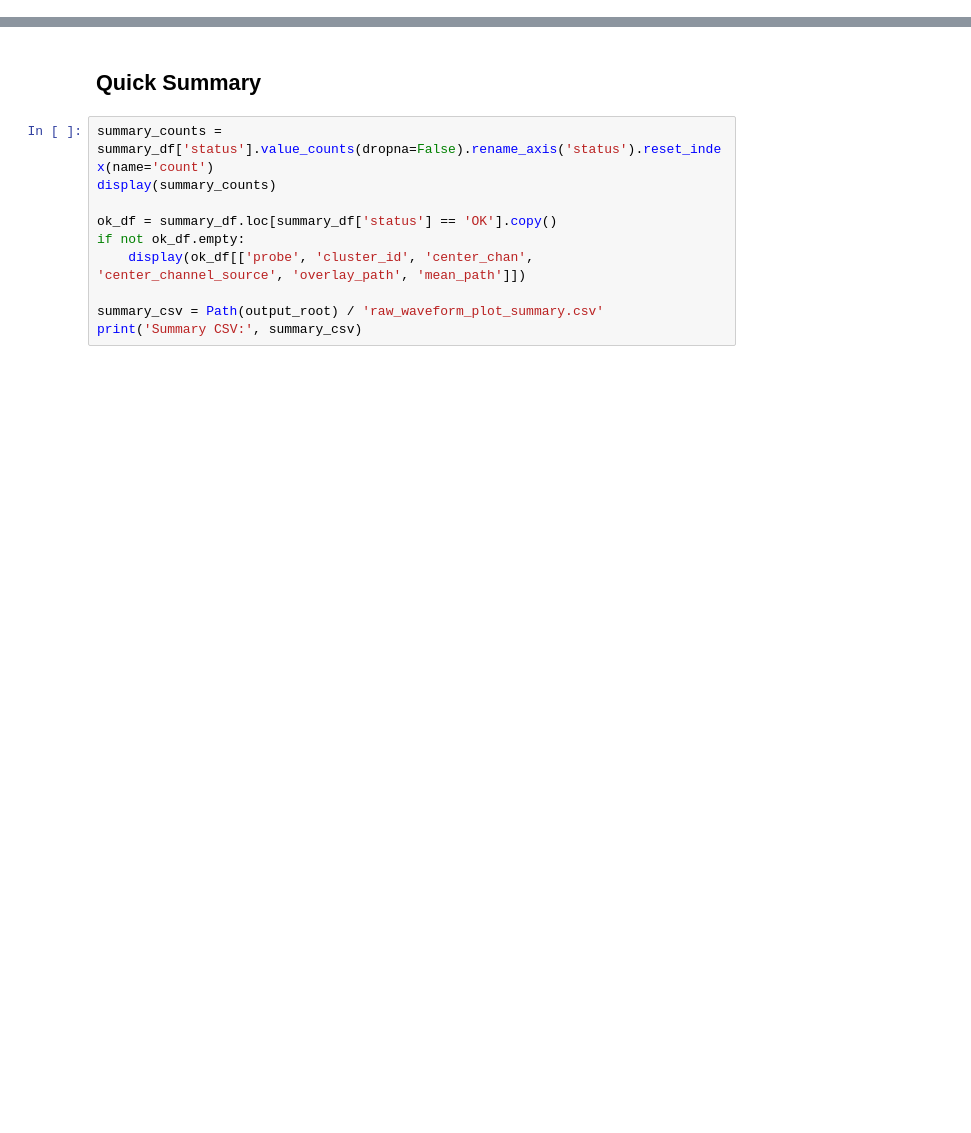
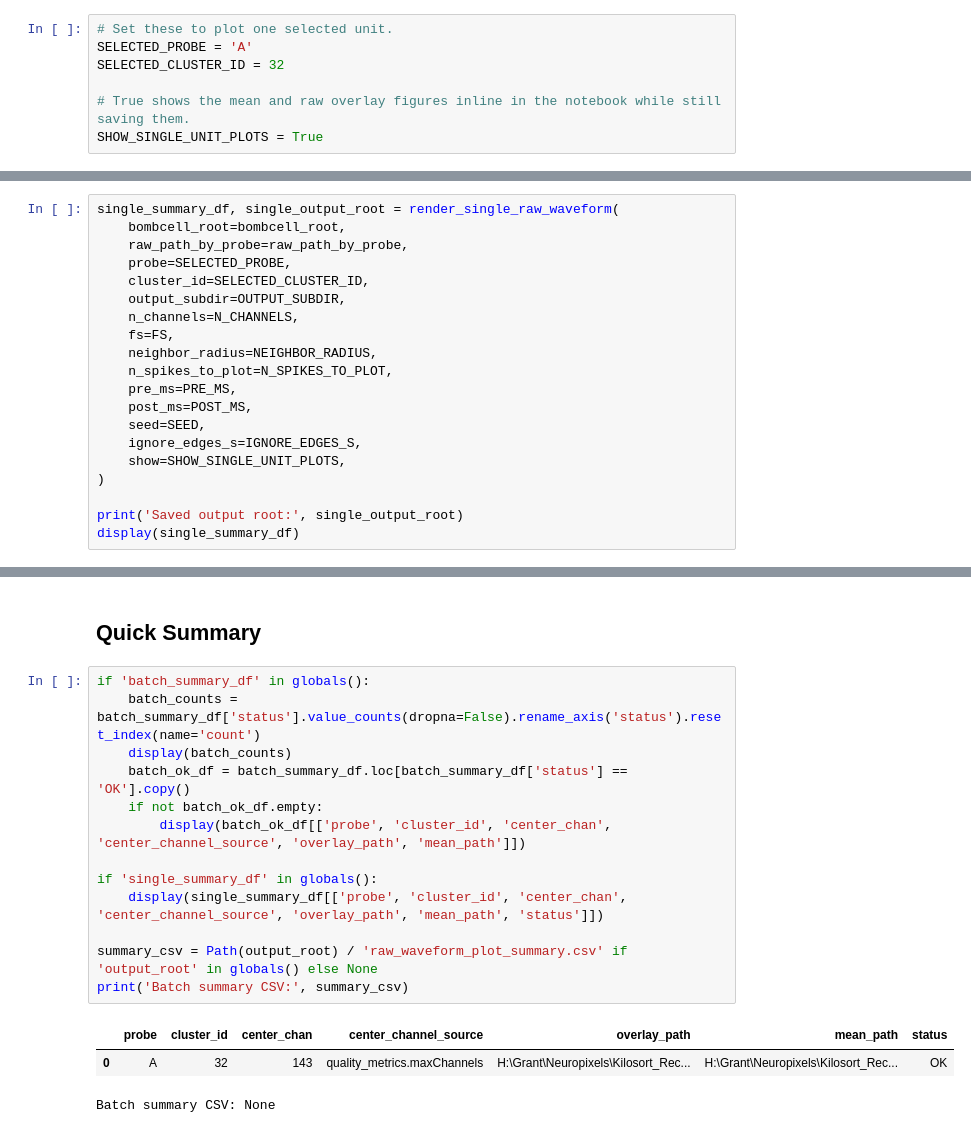
Before and after one commit to granthughes1999/bombcell, a Jupyter notebook: mice/Reach15/analyze_bc_results/RAW_NP_waveform_traces.ipynb, the cells around one changed output, grey strips where cells are left out. Cells and saved outputs as stored; diff of their text form; blank space fills up the shorter version.

```diff
--- a/mice/Reach15/analyze_bc_results/RAW_NP_waveform_traces.ipynb
+++ b/mice/Reach15/analyze_bc_results/RAW_NP_waveform_traces.ipynb
@@ -143,0 +160,7 @@ KeyboardInterrupt:
+# %%
+# Set these to plot one selected unit.
+SELECTED_PROBE = 'A'
+SELECTED_CLUSTER_ID = 32
+
+# True shows the mean and raw overlay figures inline in the notebook while still saving them.
+SHOW_SINGLE_UNIT_PLOTS = True
@@ -143,0 +169,20 @@ KeyboardInterrupt:
+# %%
+single_summary_df, single_output_root = render_single_raw_waveform(
+    bombcell_root=bombcell_root,
+    raw_path_by_probe=raw_path_by_probe,
+    probe=SELECTED_PROBE,
+    cluster_id=SELECTED_CLUSTER_ID,
+    output_subdir=OUTPUT_SUBDIR,
+    n_channels=N_CHANNELS,
+    fs=FS,
+    neighbor_radius=NEIGHBOR_RADIUS,
+    n_spikes_to_plot=N_SPIKES_TO_PLOT,
+    pre_ms=PRE_MS,
+    post_ms=POST_MS,
+    seed=SEED,
+    ignore_edges_s=IGNORE_EDGES_S,
+    show=SHOW_SINGLE_UNIT_PLOTS,
+)
+
+print('Saved output root:', single_output_root)
+display(single_summary_df)
@@ -144,12 +196,19 @@ KeyboardInterrupt:
 # %% [markdown]
 ## Quick Summary
 # %%
-summary_counts = summary_df['status'].value_counts(dropna=False).rename_axis('status').reset_index(name='count')
-display(summary_counts)
+if 'batch_summary_df' in globals():
+    batch_counts = batch_summary_df['status'].value_counts(dropna=False).rename_axis('status').reset_index(name='count')
+    display(batch_counts)
+    batch_ok_df = batch_summary_df.loc[batch_summary_df['status'] == 'OK'].copy()
+    if not batch_ok_df.empty:
+        display(batch_ok_df[['probe', 'cluster_id', 'center_chan', 'center_channel_source', 'overlay_path', 'mean_path']])
 
-ok_df = summary_df.loc[summary_df['status'] == 'OK'].copy()
-if not ok_df.empty:
-    display(ok_df[['probe', 'cluster_id', 'center_chan', 'center_channel_source', 'overlay_path', 'mean_path']])
+if 'single_summary_df' in globals():
+    display(single_summary_df[['probe', 'cluster_id', 'center_chan', 'center_channel_source', 'overlay_path', 'mean_path', 'status']])
 
-summary_csv = Path(output_root) / 'raw_waveform_plot_summary.csv'
-print('Summary CSV:', summary_csv)
+summary_csv = Path(output_root) / 'raw_waveform_plot_summary.csv' if 'output_root' in globals() else None
+print('Batch summary CSV:', summary_csv)
+# %% [output]
+|  | probe | cluster_id | center_chan | center_channel_source | overlay_path | mean_path | status |
+| 0 | A | 32 | 143 | quality_metrics.maxChannels | H:\Grant\Neuropixels\Kilosort_Rec... | H:\Grant\Neuropixels\Kilosort_Rec... | OK |
+Batch summary CSV: None
```
Also changed, not shown: parts of 16 cells of this notebook, 13 other files.
